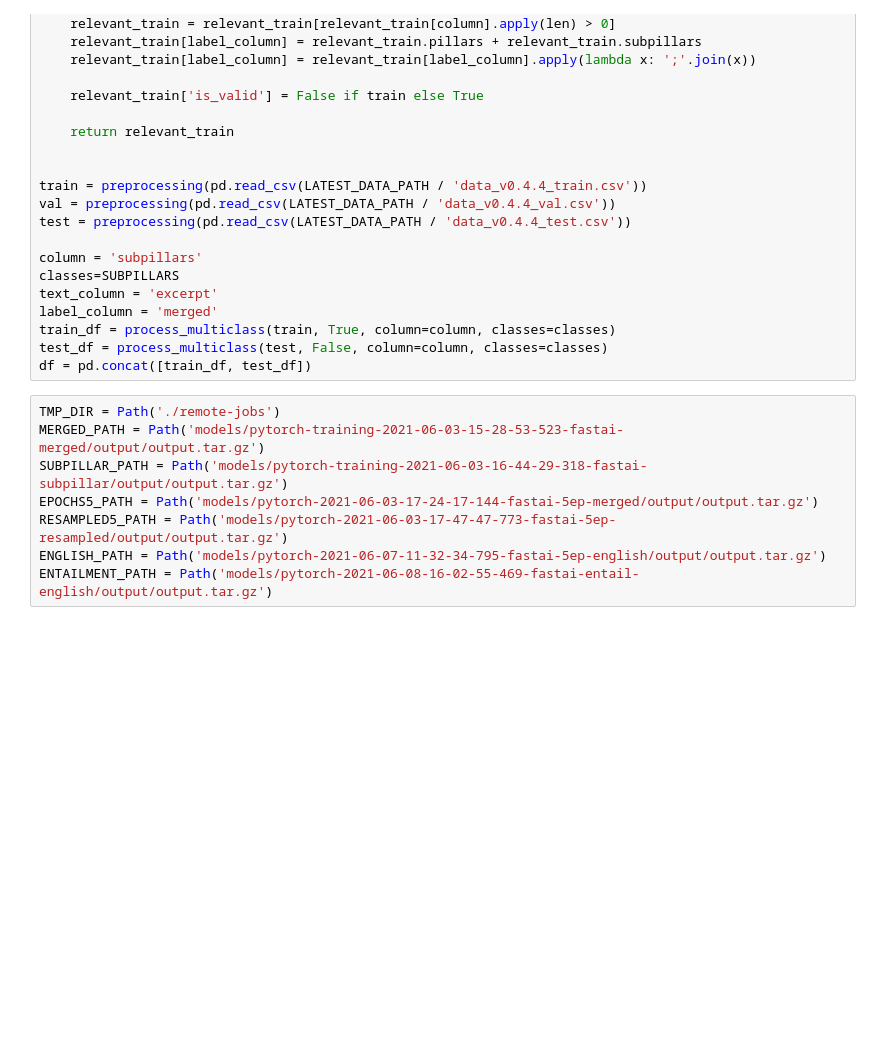
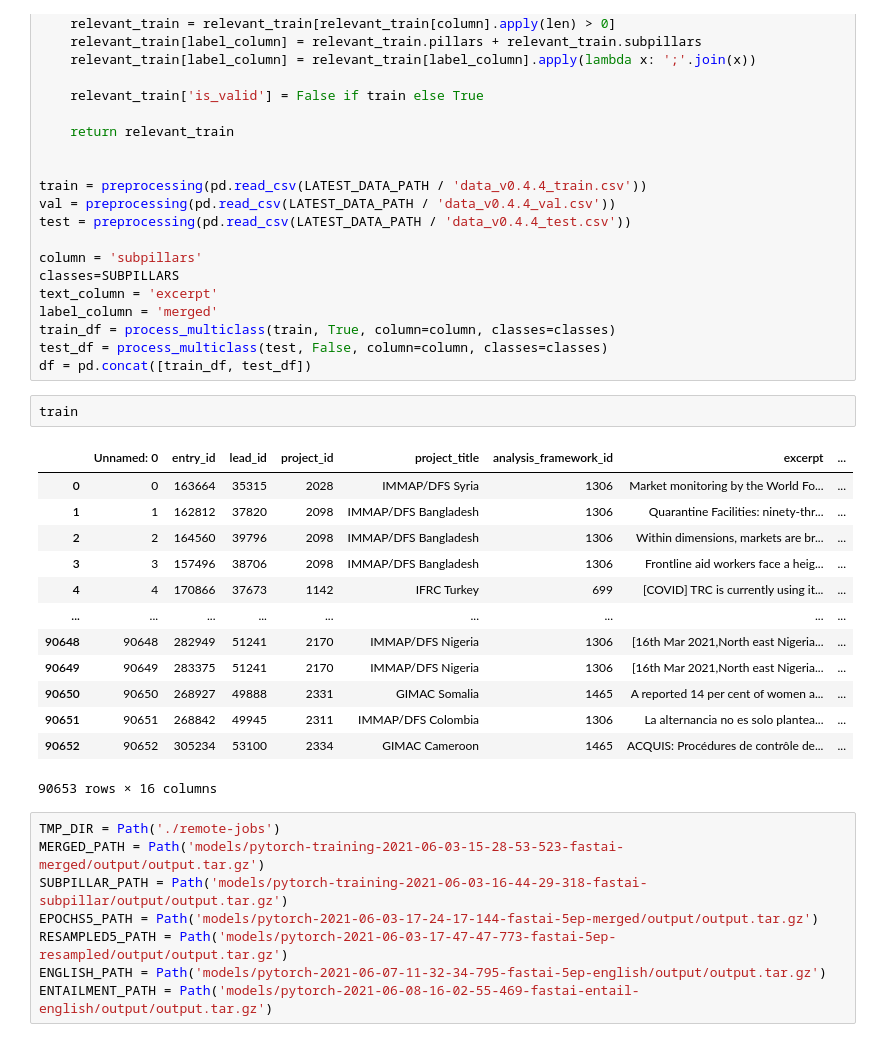
Before and after one commit to the-deep/deep-experiments, a Jupyter notebook: notebooks/models/stefano/ssa-0.4-analysis.ipynb, the cells around one changed output. Cells and saved outputs as stored; diff of their text form; blank space fills up the shorter version.

```diff
--- a/notebooks/models/stefano/ssa-0.4-analysis.ipynb
+++ b/notebooks/models/stefano/ssa-0.4-analysis.ipynb
@@ -60,6 +60,22 @@ label_column = 'merged'
 train_df = process_multiclass(train, True, column=column, classes=classes)
 test_df = process_multiclass(test, False, column=column, classes=classes)
 df = pd.concat([train_df, test_df])
+# %%
+train
+# %% [output]
+|  | Unnamed: 0 | entry_id | lead_id | project_id | project_title | analysis_framework_id | excerpt | ... |
+| 0 | 0 | 163664 | 35315 | 2028 | IMMAP/DFS Syria | 1306 | Market monitoring by the World Fo... | ... |
+| 1 | 1 | 162812 | 37820 | 2098 | IMMAP/DFS Bangladesh | 1306 | Quarantine Facilities: ninety-thr... | ... |
+| 2 | 2 | 164560 | 39796 | 2098 | IMMAP/DFS Bangladesh | 1306 | Within dimensions, markets are br... | ... |
+| 3 | 3 | 157496 | 38706 | 2098 | IMMAP/DFS Bangladesh | 1306 | Frontline aid workers face a heig... | ... |
+| 4 | 4 | 170866 | 37673 | 1142 | IFRC Turkey | 699 | [COVID] TRC is currently using it... | ... |
+| ... | ... | ... | ... | ... | ... | ... | ... | ... |
+| 90648 | 90648 | 282949 | 51241 | 2170 | IMMAP/DFS Nigeria | 1306 | [16th Mar 2021,North east Nigeria... | ... |
+| 90649 | 90649 | 283375 | 51241 | 2170 | IMMAP/DFS Nigeria | 1306 | [16th Mar 2021,North east Nigeria... | ... |
+| 90650 | 90650 | 268927 | 49888 | 2331 | GIMAC Somalia | 1465 | A reported 14 per cent of women a... | ... |
+| 90651 | 90651 | 268842 | 49945 | 2311 | IMMAP/DFS Colombia | 1306 | La alternancia no es solo plantea... | ... |
+| 90652 | 90652 | 305234 | 53100 | 2334 | GIMAC Cameroon | 1465 | ACQUIS: Procédures de contrôle de... | ... |
+90653 rows × 16 columns
 # %%
 TMP_DIR = Path('./remote-jobs')
 MERGED_PATH = Path('models/pytorch-training-2021-06-03-15-28-53-523-fastai-merged/output/output.tar.gz')
```
Also changed, not shown: 2 other files.
